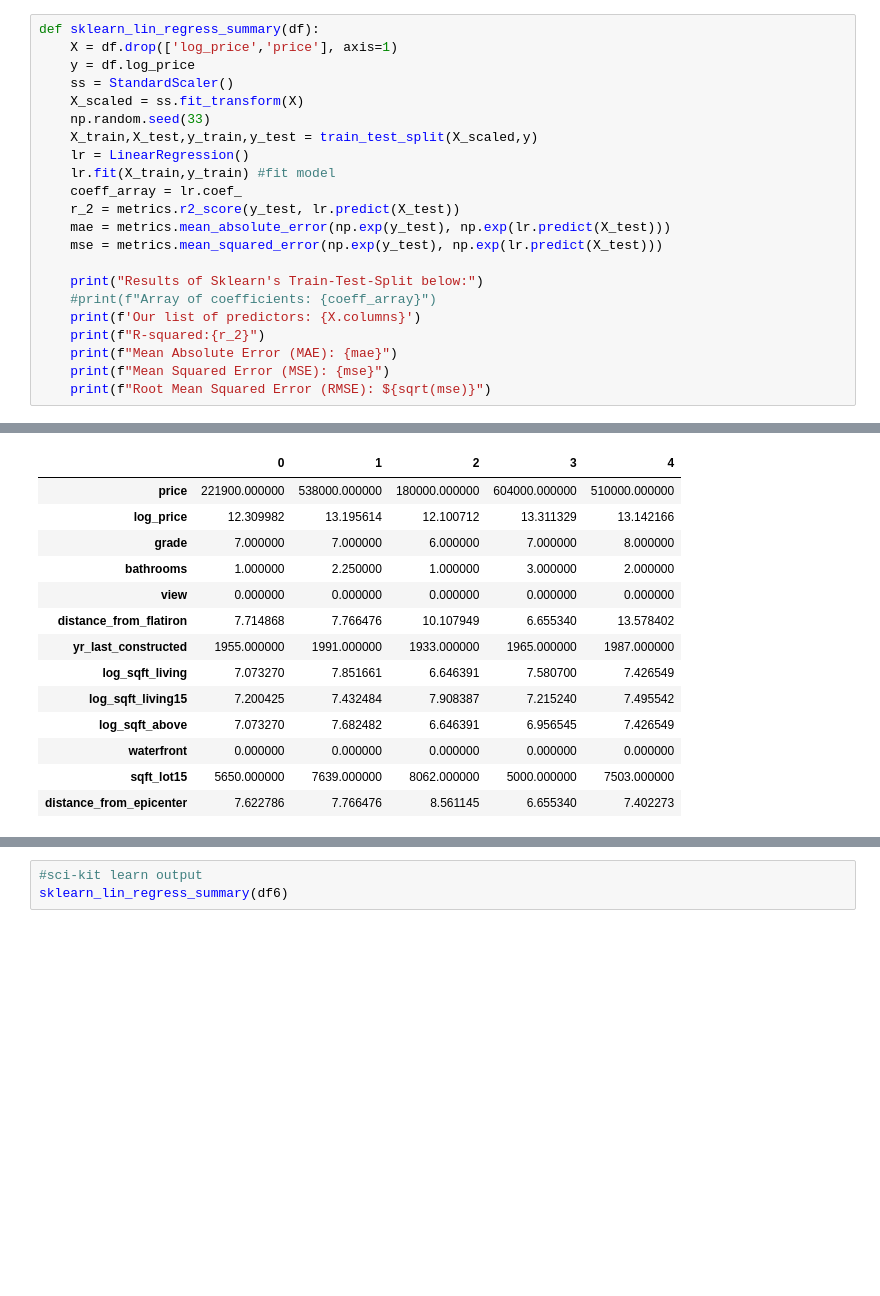
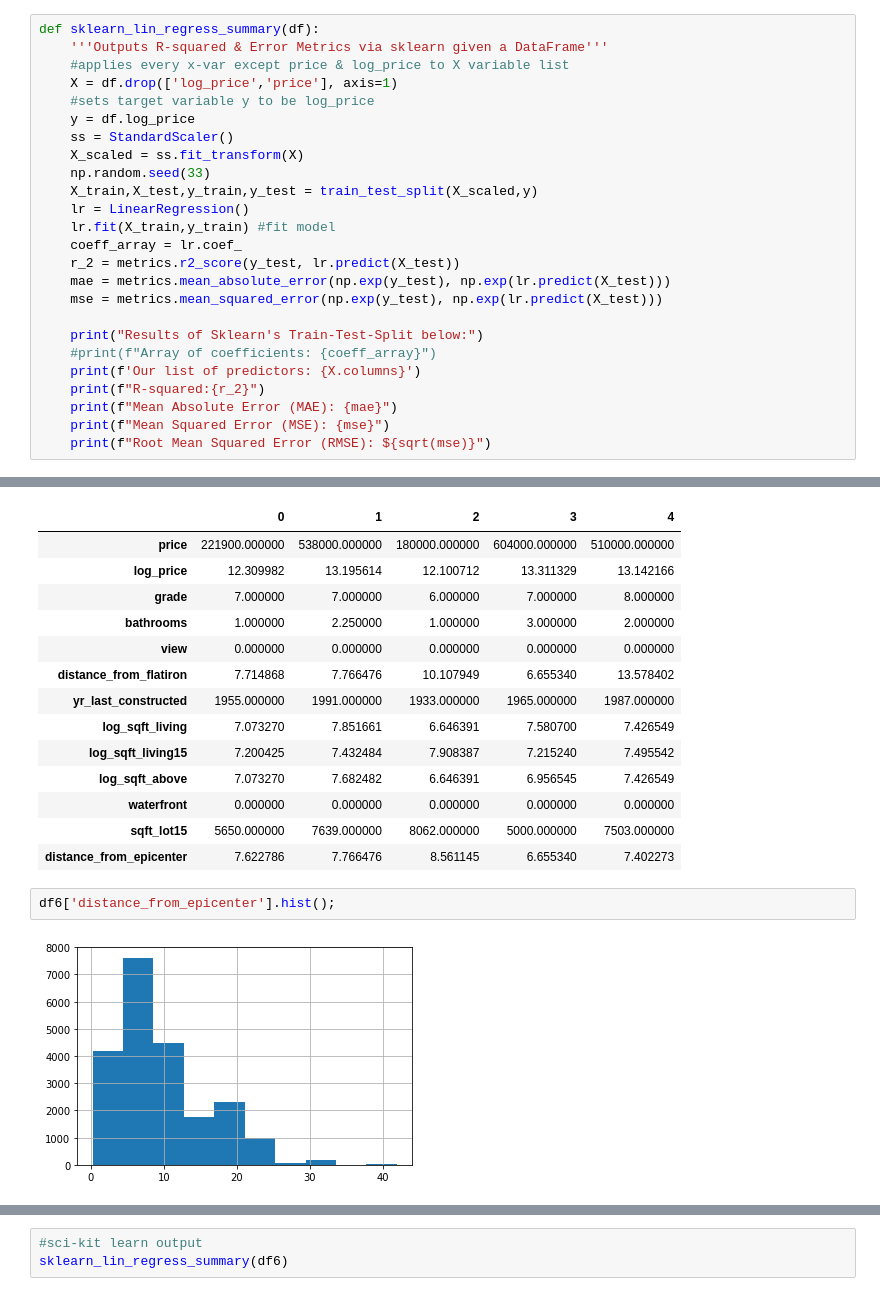
Before and after one commit to A92e/kingcountyWA_home_price_predictor, a Jupyter notebook: final_notebook_mod1.ipynb, the cells around one changed output, grey strips where cells are left out. Drawn from its saved outputs; the diff is of its cells as text; blank space fills up the shorter version.

```diff
--- a/final_notebook_mod1.ipynb
+++ b/final_notebook_mod1.ipynb
@@ -293,7 +294,10 @@ def statsmodels_lin_regress_summary(df):
     print(model.summary())
 # %%
 def sklearn_lin_regress_summary(df):
+    '''Outputs R-squared & Error Metrics via sklearn given a DataFrame'''
+    #applies every x-var except price & log_price to X variable list
     X = df.drop(['log_price','price'], axis=1)
+    #sets target variable y to be log_price
     y = df.log_price
     ss = StandardScaler()
     X_scaled = ss.fit_transform(X)
@@ -983,6 +991,10 @@ df6.head().T
 | waterfront | 0.000000 | 0.000000 | 0.000000 | 0.000000 | 0.000000 |
 | sqft_lot15 | 5650.000000 | 7639.000000 | 8062.000000 | 5000.000000 | 7503.000000 |
 | distance_from_epicenter | 7.622786 | 7.766476 | 8.561145 | 6.655340 | 7.402273 |
+# %%
+df6['distance_from_epicenter'].hist();
+# %% [output]
+[figure, added]
 # %%
 #statsmodels output
 statsmodels_lin_regress_summary(df6)
```
Also changed, not shown: parts of 14 cells of this notebook.
